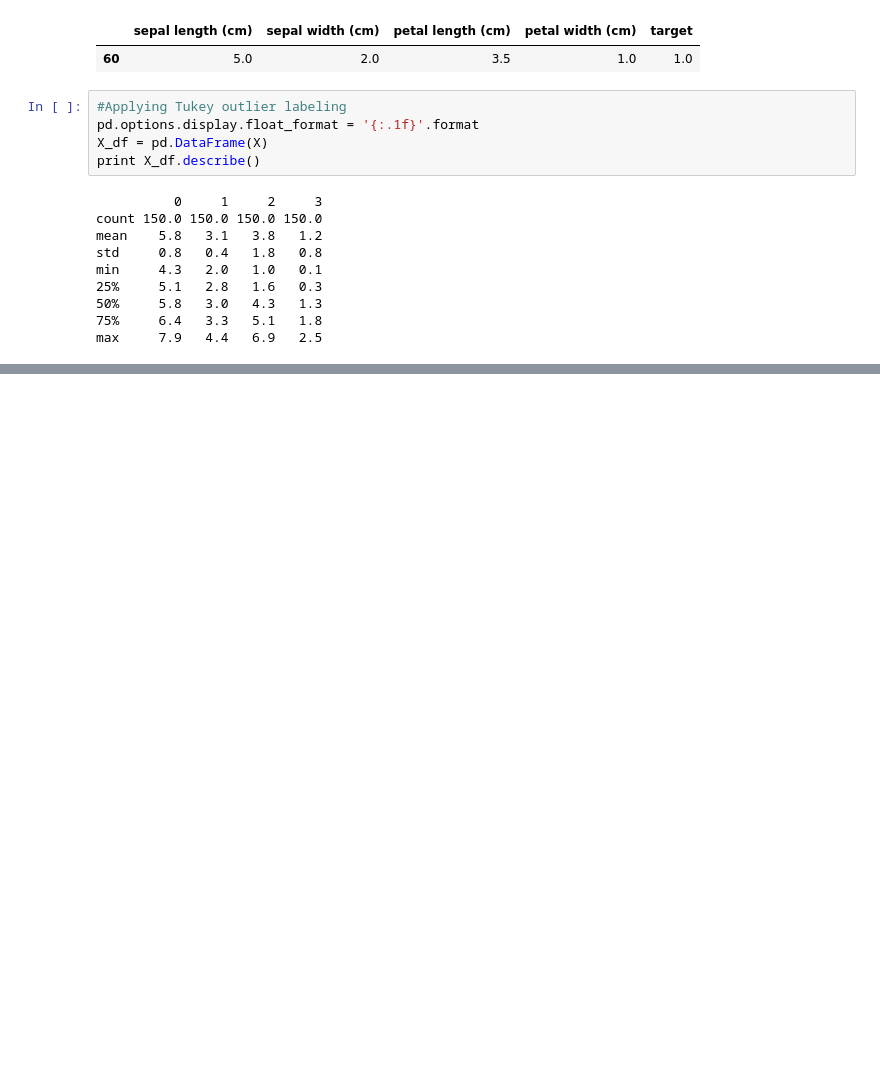
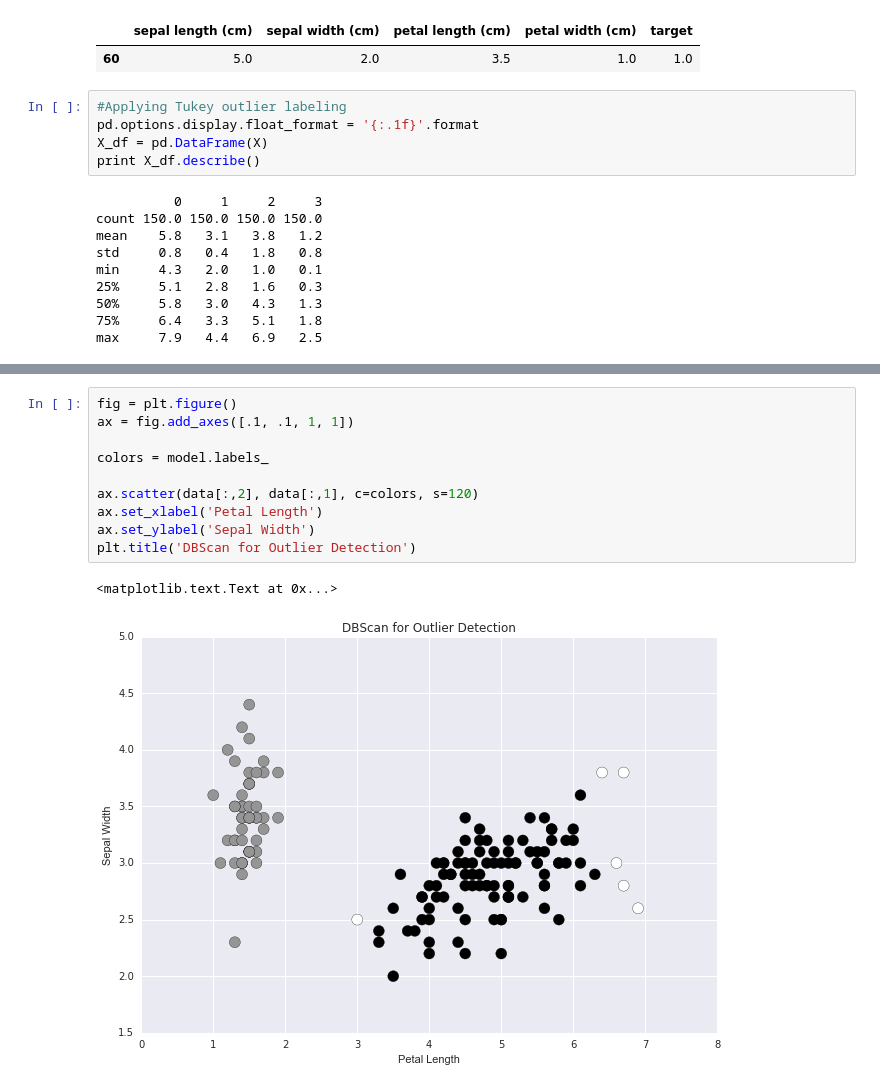
Before and after one commit to kriloc/deeplearning, a Jupyter notebook: mlcode/Lynda – Python for Data Science Essential Training/Chapter 5 - Outlier Analysis.ipynb, the cells around one changed output, grey strips where cells are left out. Saved outputs shown, nothing was run; the diff lists cells and outputs as text; blank space fills up the shorter version.

```diff
--- a/mlcode/Lynda – Python for Data Science Essential Training/Chapter 5 - Outlier Analysis.ipynb
+++ b/mlcode/Lynda – Python for Data Science Essential Training/Chapter 5 - Outlier Analysis.ipynb
@@ -111,0 +161,13 @@ max     7.9   4.4   6.9   2.5
+# %%
+fig = plt.figure()
+ax = fig.add_axes([.1, .1, 1, 1])
+
+colors = model.labels_
+
+ax.scatter(data[:,2], data[:,1], c=colors, s=120)
+ax.set_xlabel('Petal Length')
+ax.set_ylabel('Sepal Width')
+plt.title('DBScan for Outlier Detection')
+# %% [output]
+<matplotlib.text.Text at 0x...>
+[figure, added]
```
Also changed, not shown: parts of 9 cells of this notebook, 1 other file.
